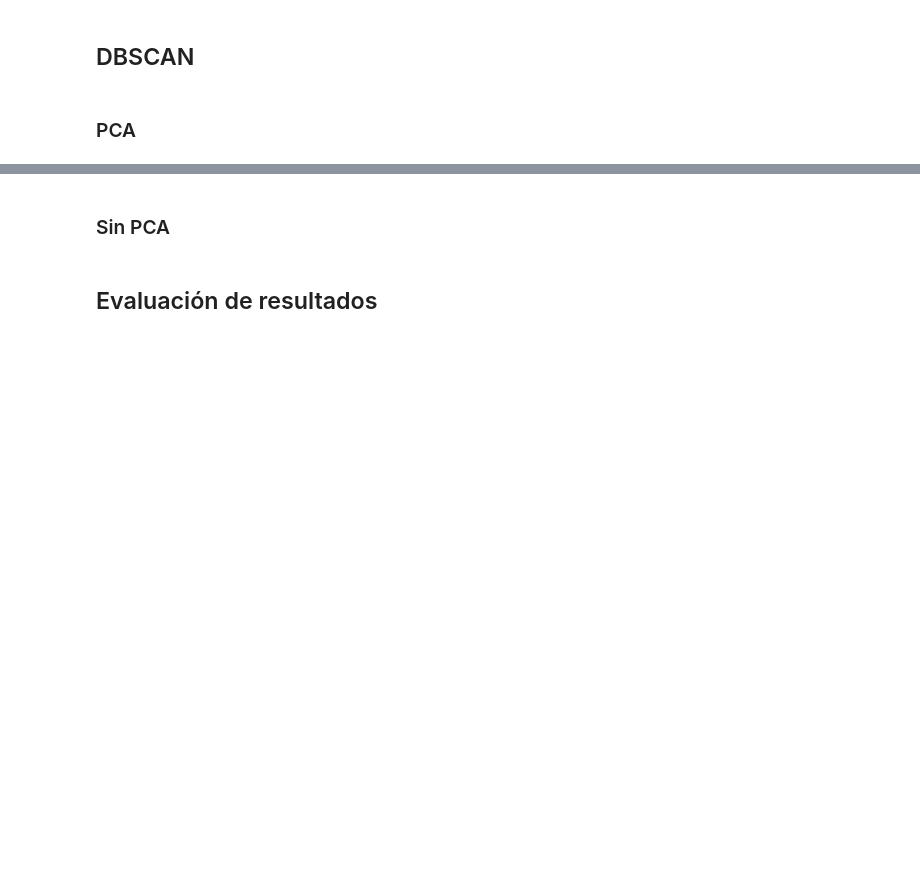
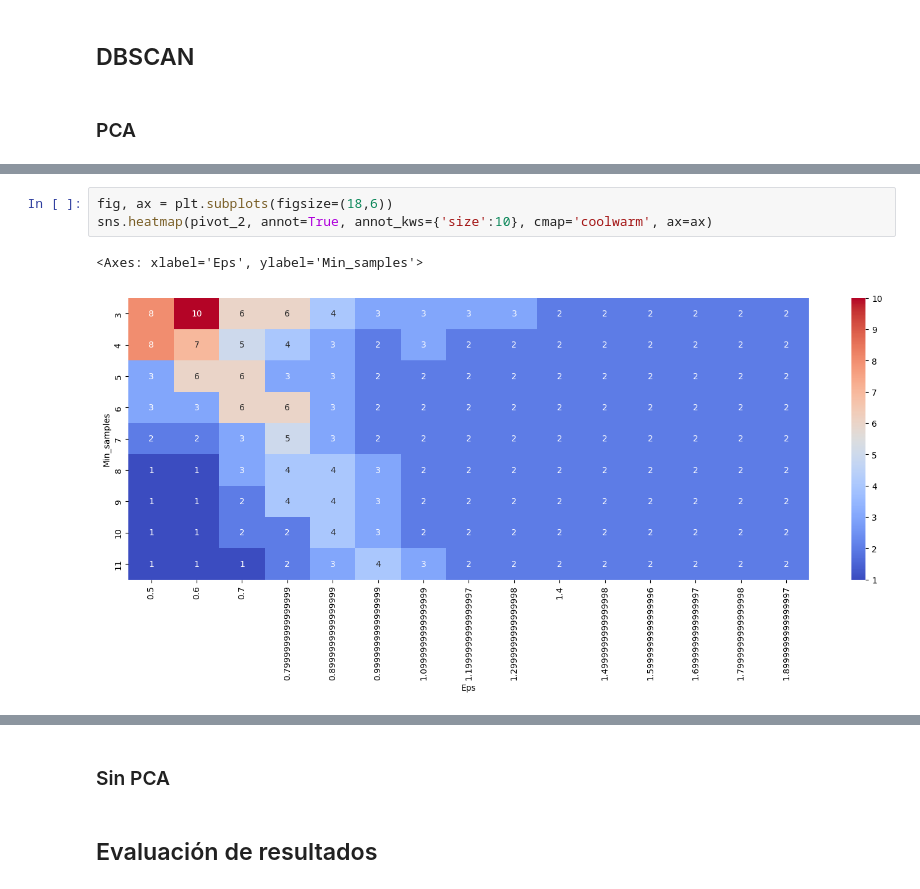
Before and after one commit to Patchwtf/MachineLearningProyects, a Jupyter notebook: Clustering/proyecto_countries_clustering.ipynb, the cells around one changed output, grey strips where cells are left out. Drawn from its saved outputs; the diff is of its cells as text; blank space fills up the shorter version.

```diff
--- a/Clustering/proyecto_countries_clustering.ipynb
+++ b/Clustering/proyecto_countries_clustering.ipynb
@@ -294,0 +338,6 @@ df_country['hc']=y_hc
+# %%
+fig, ax = plt.subplots(figsize=(18,6))
+sns.heatmap(pivot_2, annot=True, annot_kws={'size':10}, cmap='coolwarm', ax=ax)
+# %% [output]
+<Axes: xlabel='Eps', ylabel='Min_samples'>
+[figure, added]
```
Also changed, not shown: parts of 8 cells of this notebook.
